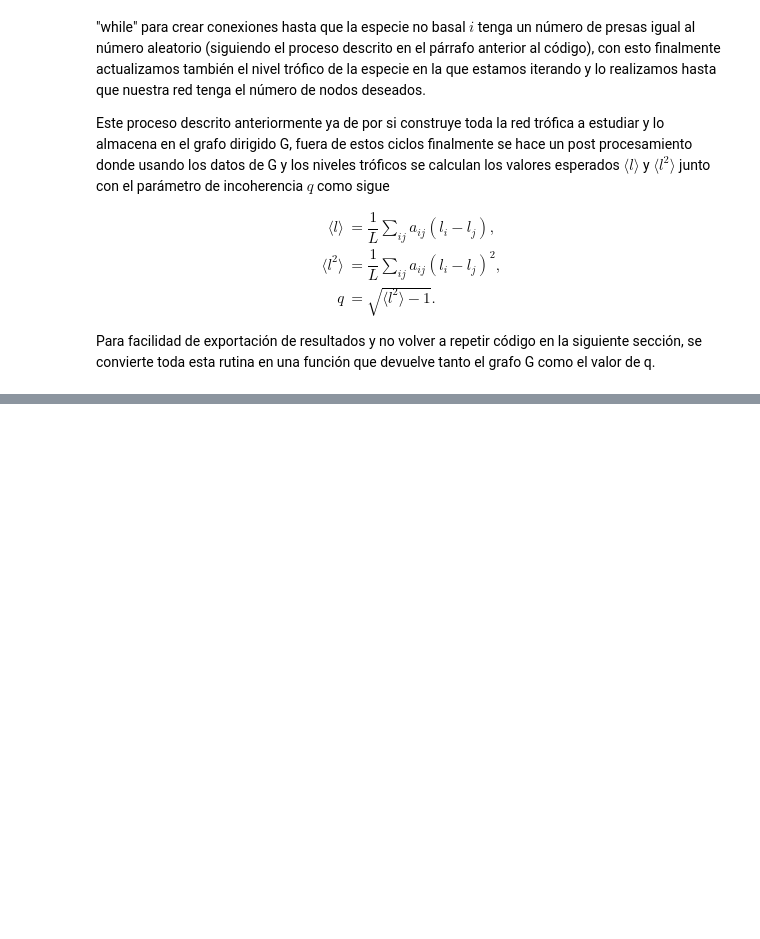
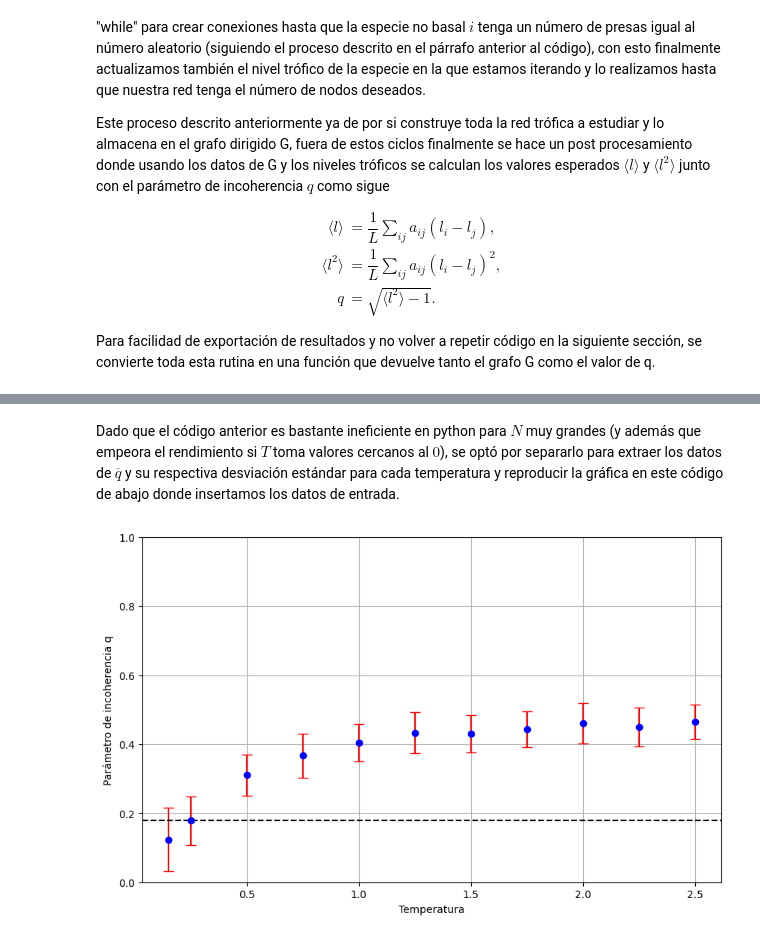
Before and after one commit to ashybabashyba/RedesComplejasUGR, a Jupyter notebook: InformeParte2.ipynb, the cells around one changed output, grey strips where cells are left out. Saved outputs shown, nothing was run; the diff lists cells and outputs as text; code cells hidden in the pictures; blank space fills up the shorter version.

Commit message:
Añadida reproducción de la gráfica 2b

```diff
--- a/InformeParte2.ipynb
+++ b/InformeParte2.ipynb
@@ -130,0 +167,18 @@ Para facilidad de exportación de resultados y no volver a repetir código en la
+# %% [markdown]
+Dado que el código anterior es bastante ineficiente en python para $N$ muy grandes (y además que empeora el rendimiento si $T$ toma valores cercanos al $0$), se optó por separarlo para extraer los datos de $\overline{q}$ y su respectiva desviación estándar para cada temperatura y reproducir la gráfica en este código de abajo donde insertamos los datos de entrada.
+# %%
+# Datos de entrada, T, q_mean, q_std (Si se ejecutó la anterior celda, los datos quedan almacenados)
+T_values = [0.15, 0.25, 0.50, 0.75, 1.00, 1.25, 1.50, 1.75, 2.00, 2.25, 2.50]
+q_mean = [0.12371057589971043, 0.1782962932659817, 0.31007659465293197, 0.3665029021103703, 0.40345123180938564, 0.4327589709574849, 0.43017168722228805, 0.4434339065470044, 0.4604907024068315, 0.449538899799516, 0.46492357281152785]
+q_std = [0.0913665892438852, 0.07109973545344, 0.0587022385768371, 0.06340088139960791, 0.05407919646794186, 0.059073779739827185, 0.05345706790242693, 0.05118149229186999, 0.058436332641839644, 0.057233384774850474, 0.04965766919895508]
+
+plt.figure(figsize=(10, 6))
+plt.errorbar(T_values, q_mean, yerr=q_std, fmt='o', color='b', ecolor='r', capsize=5)
+plt.axhline(y=0.18, color='black', linestyle='--')
+plt.xlabel('Temperatura')
+plt.ylabel('Parámetro de incoherencia q')
+plt.ylim(0, 1)
+plt.grid(True)
+plt.show()
+# %% [output]
+[figure, added]
```
Also changed, not shown: parts of 4 cells of this notebook.
